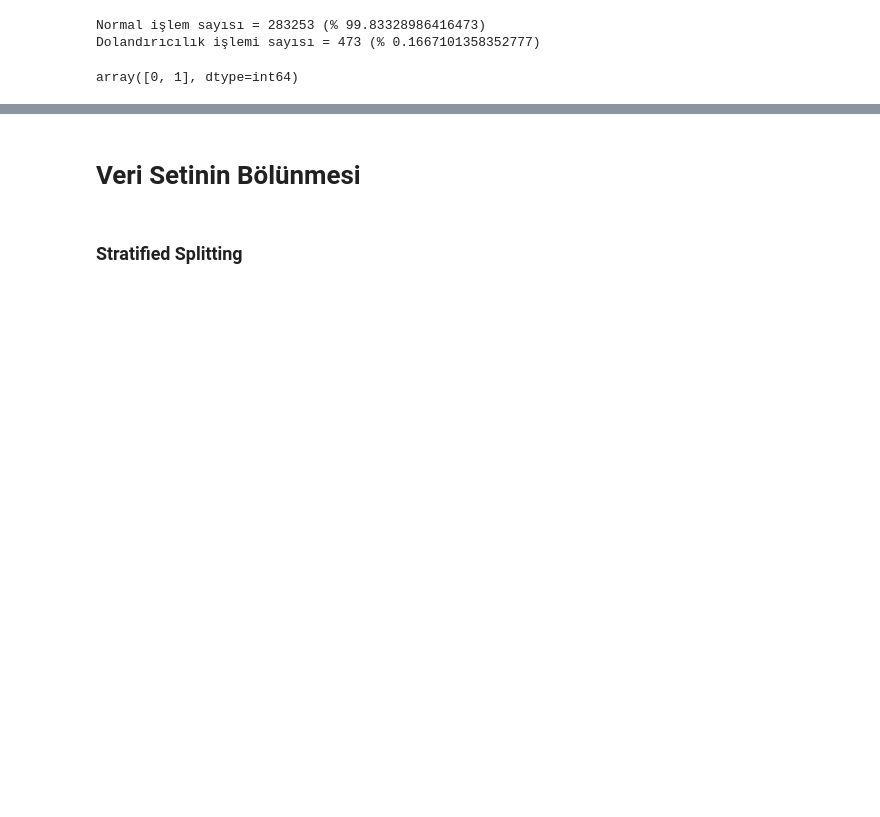
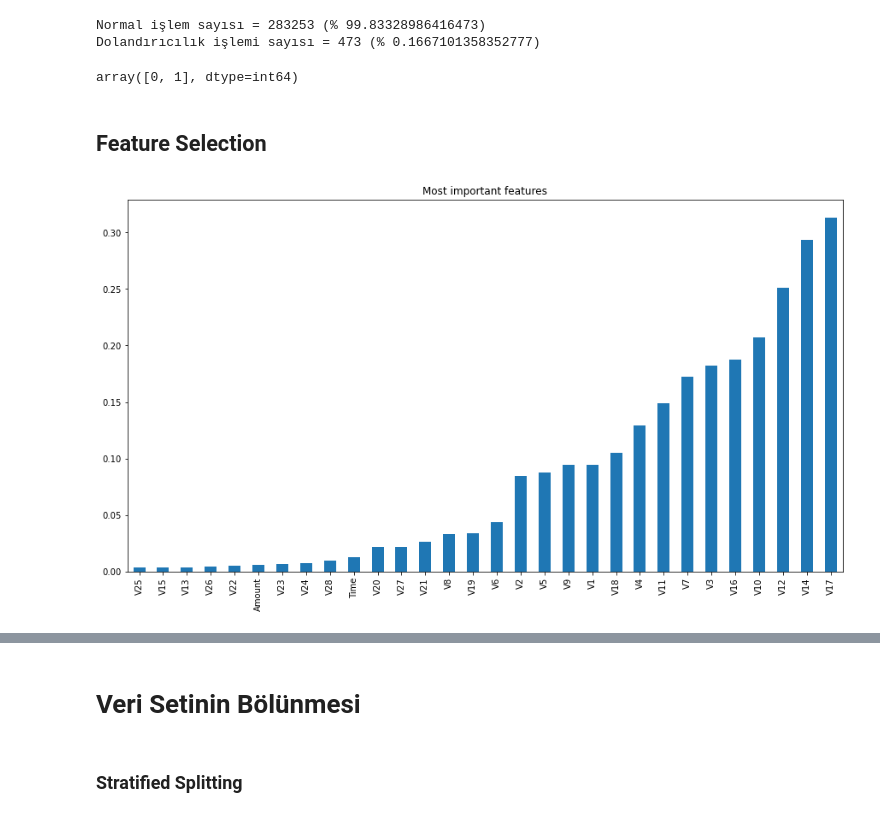
Before and after one commit to Tek-nr/AI-Based-Fraud-Detection, a Jupyter notebook: creditcard.ipynb, the cells around one changed output, grey strips where cells are left out. Drawn from its saved outputs; the diff is of its cells as text; code cells hidden in the pictures; blank space fills up the shorter version.

```diff
--- a/creditcard.ipynb
+++ b/creditcard.ipynb
@@ -301,3 +220,12 @@ Dolandırıcılık işlemi sayısı = 473 (% 0.1667101358352777)
 df["Class"].unique()
 # %% [output]
 array([0, 1], dtype=int64)
+# %% [markdown]
+## Feature Selection
+# %%
+plt.figure(figsize=(15,8))
+d = df.corr()['Class'][:-1].abs().sort_values().plot(kind='bar', title='Most important features')
+
+plt.show()
+# %% [output]
+[figure, added]
```
Also changed, not shown: parts of 116 cells of this notebook.
